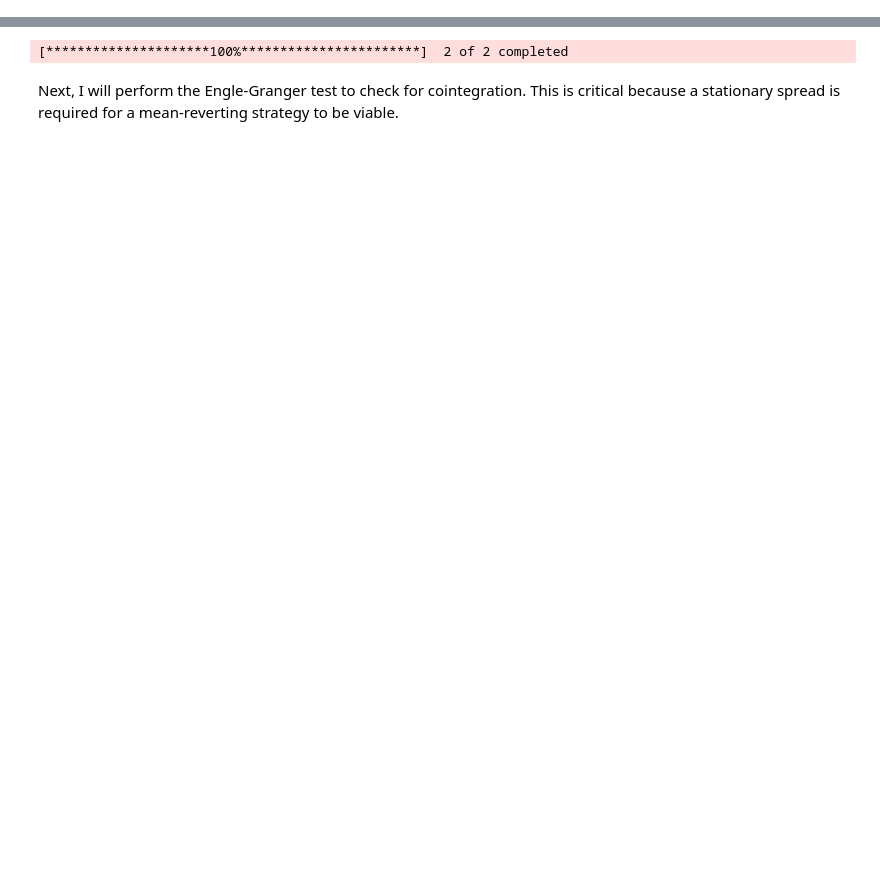
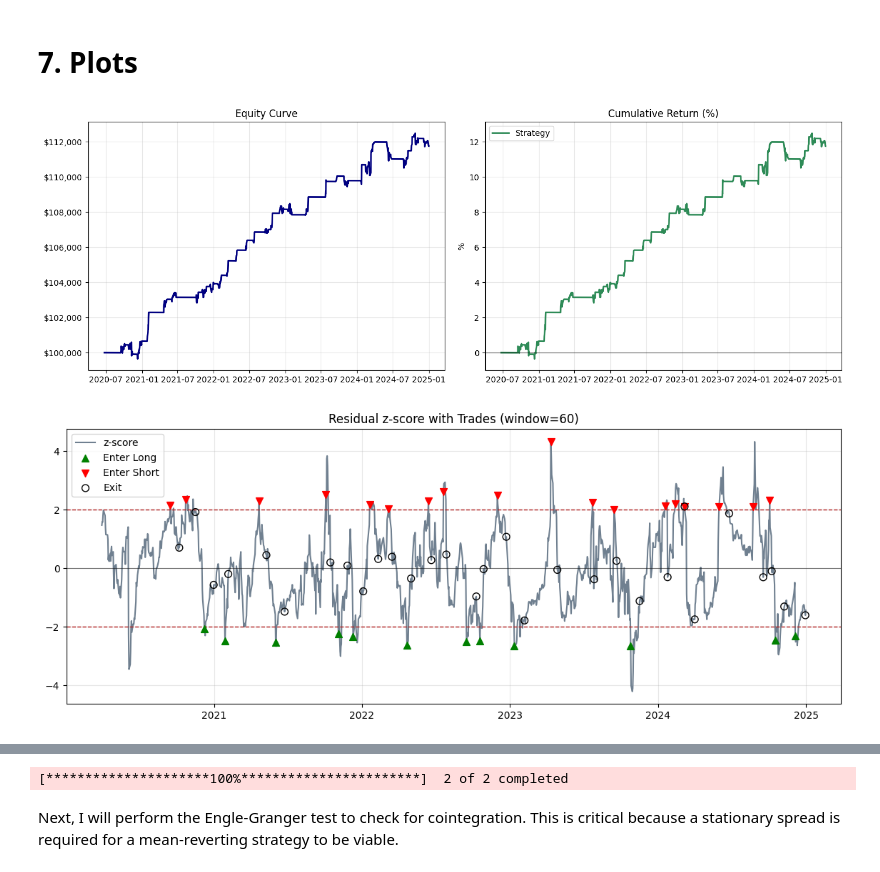
Before and after one commit to eleubner02/01-Stat-Arb-Pairs-Trading, a Jupyter notebook: notebooks/pairs_trading_analysis_v1.ipynb, the cells around one changed output, grey strips where cells are left out. Drawn from its saved outputs; the diff is of its cells as text; code cells hidden in the pictures; blank space fills up the shorter version.

Commit message:
improved metrics, cleaned up notebook

```diff
--- a/notebooks/pairs_trading_analysis_v1.ipynb
+++ b/notebooks/pairs_trading_analysis_v1.ipynb
@@ -9,0 +41,4 @@ import matplotlib as plt
+# %%
+prices = yf.download([stockA, stockB], start=START_DATE, end=END_DATE, progress=False)['Close']
+prices = prices.dropna().sort_index()
+assert set([stockA, stockB]).issubset(prices.columns)
@@ -9,0 +234,5 @@ import matplotlib as plt
+# %%
+final_metrics, trades_df, portfolio_df, z_used = backtest_pairs(
+    entry=ENTRY, exit_=EXIT, z_window=Z_WINDOW, time_stop_days=TIME_STOP_DAYS, use_time_stop=True
+)
+print(pd.Series(final_metrics))
@@ -9,0 +252,44 @@ import matplotlib as plt
+# %% [markdown]
+# 7. Plots
+# %%
+# Equity curve + Cumulative returns
+fig, ax = plt.subplots(1, 2, figsize=(14, 5))
+
+ax[0].plot(portfolio_df.index, portfolio_df['Portfolio_Value'], color='navy', lw=2)
+ax[0].set_title('Equity Curve', fontsize=12)
+ax[0].yaxis.set_major_formatter(ticker.FuncFormatter(lambda x, p: f'${x:,.0f}'))
+ax[0].grid(True, alpha=0.3)
+
+cum_ret = portfolio_df['Portfolio_Value'] / INITIAL_CAPITAL - 1.0
+ax[1].plot(cum_ret.index, 100*cum_ret, color='seagreen', lw=2, label='Strategy')
+ax[1].axhline(0, color='black', lw=1, alpha=0.5)
+ax[1].set_title('Cumulative Return (%)', fontsize=12)
+ax[1].set_ylabel('%')
+ax[1].grid(True, alpha=0.3)
+ax[1].legend()
+
+plt.tight_layout()
+plt.show()
+
+# z-score with trade markers
+fig, ax = plt.subplots(figsize=(14, 5))
+ax.plot(z_used.index, z_used.values, color='slategray', lw=1.5, label='z-score')
+ax.axhline(ENTRY, color='firebrick', ls='--', lw=1)
+ax.axhline(-ENTRY, color='firebrick', ls='--', lw=1)
+ax.axhline(0, color='black', lw=0.8, alpha=0.5)
+
+entries_long = trades_df[trades_df['action']=='ENTER_LONG']['date'] if 'action' in trades_df else []
+entries_short = trades_df[trades_df['action']=='ENTER_SHORT']['date'] if 'action' in trades_df else []
+exits = trades_df[trades_df['action']=='EXIT']['date'] if 'action' in trades_df else []
+
+ax.scatter(entries_long, z_used.loc[entries_long], marker='^', color='green', s=50, label='Enter Long', zorder=3)
+ax.scatter(entries_short, z_used.loc[entries_short], marker='v', color='red', s=50, label='Enter Short', zorder=3)
+ax.scatter(exits, z_used.loc[exits], marker='o', facecolors='none', edgecolors='black', s=50, label='Exit', zorder=3)
+
+ax.set_title(f'Residual z-score with Trades (window={final_metrics["z_window"]})', fontsize=12)
+ax.legend()
+ax.grid(True, alpha=0.3)
+plt.show()
+# %% [output]
+[figure, added]
+[figure, added]
```
Also changed, not shown: parts of 40 cells of this notebook.
